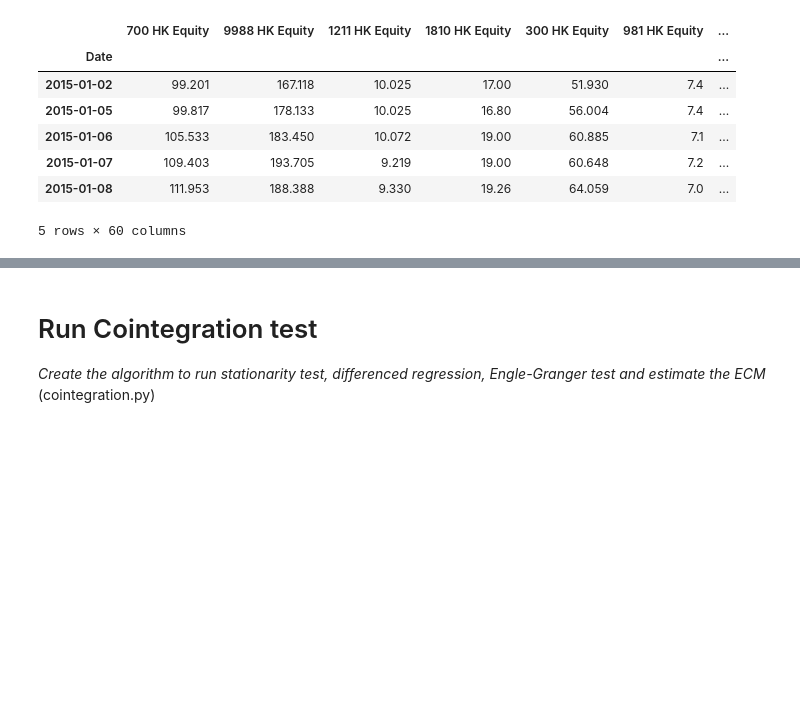
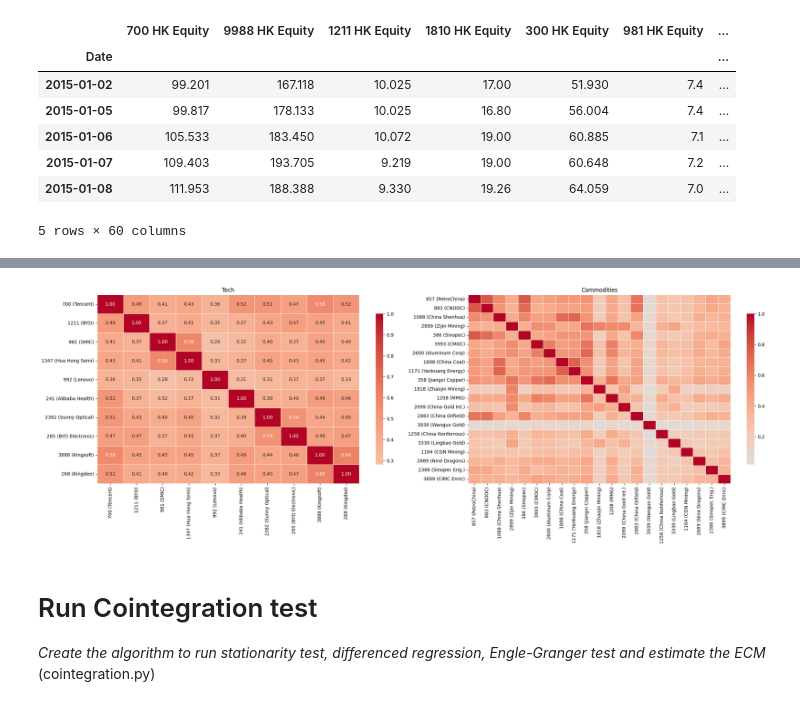
Before and after one commit to hivan04/applied-project-06039211, a Jupyter notebook: scripts/main.ipynb, the cells around one changed output, grey strips where cells are left out. Cells and saved outputs as stored; diff of their text form; code cells hidden in the pictures; blank space fills up the shorter version.

```diff
--- a/scripts/main.ipynb
+++ b/scripts/main.ipynb
@@ -45,3 +362,38 @@ df.head()
+# %%
+# Forming correlation matrices
+tech_corr_matrix = tech_returns_win.corr()
+comm_corr_matrix = comm_returns_win.corr()
+# %%
+fig, axes = plt.subplots(1, 2, figsize=(23, 8))
+
+# Tech heatmap
+sns.heatmap(
+    tech_corr_matrix,
+    ax=axes[0],
+    cmap="coolwarm",
+    annot=True,
+    fmt=".2f",
+    center=0,
+    linewidths=0.5,
+    cbar_kws={"shrink": 0.8}
+)
+axes[0].set_title("Tech")
+
+# Commodities heatmap
+sns.heatmap(
+    comm_corr_matrix,
+    ax=axes[1],
+    cmap="coolwarm",
+    center=0,
+    linewidths=0.5,
+    cbar_kws={"shrink": 0.8}
+)
+axes[1].set_title("Commodities")
+
+plt.tight_layout()
+plt.show()
+# %% [output]
+[figure, added]
 # %% [markdown]
 # Run Cointegration test
 *Create the algorithm to run stationarity test, differenced regression, Engle-Granger test and estimate the ECM* (cointegration.py)
```
Also changed, not shown: parts of 35 cells of this notebook, 59 other files.
